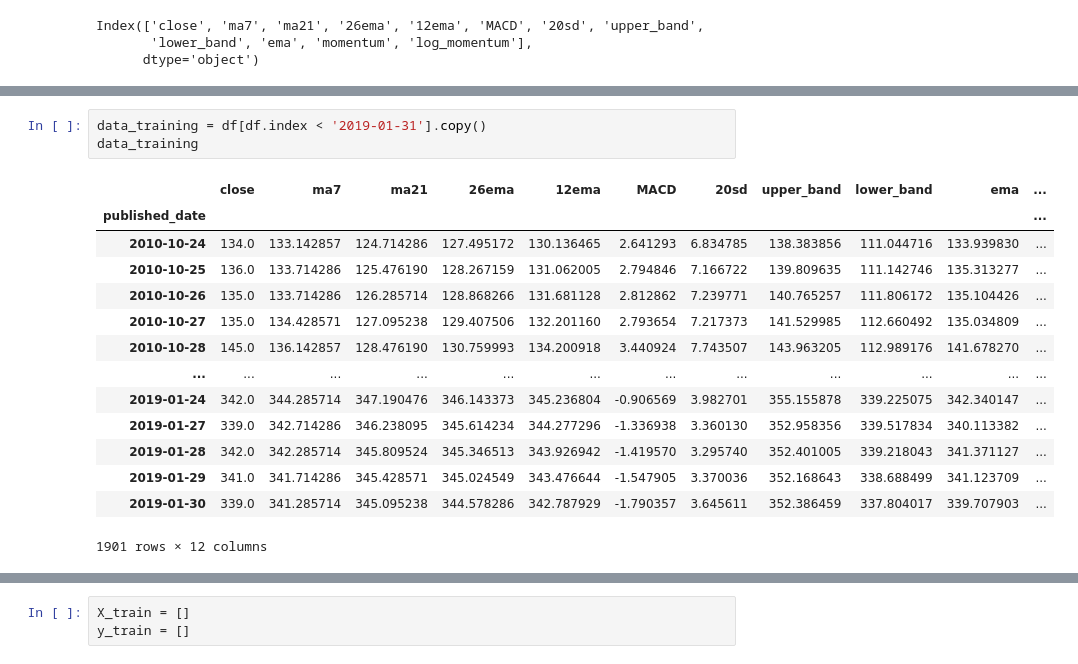
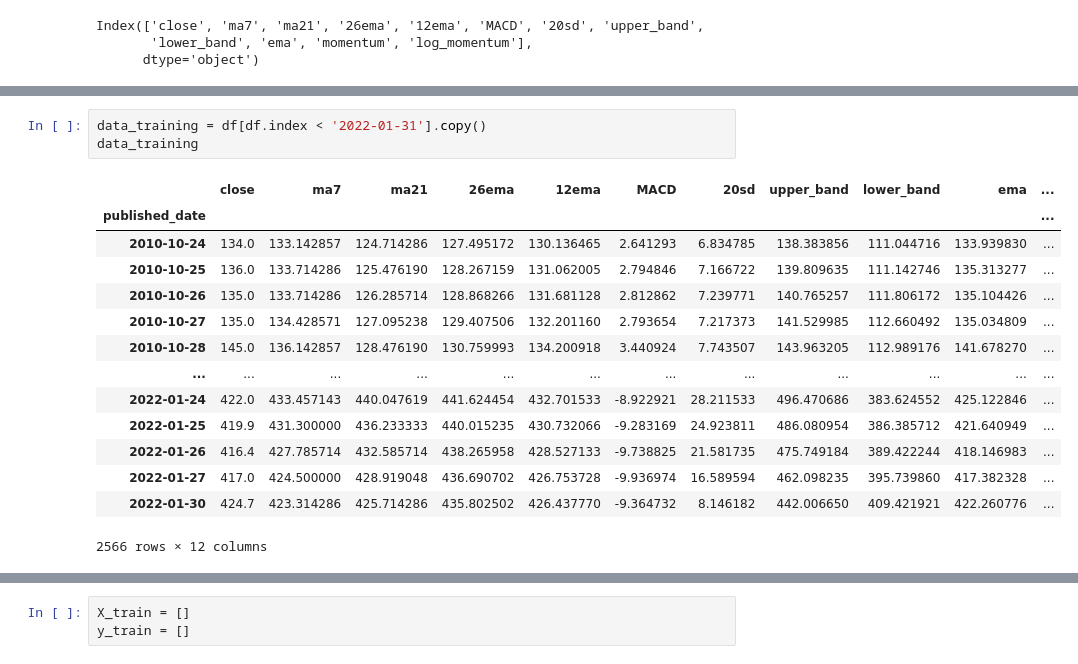
Before and after one commit to SamirWagle/Stock-Market-Prediction-using-RSI-and-MACD, a Jupyter notebook: stockpredict.ipynb, the cells around one changed output, grey strips where cells are left out. Saved outputs shown, nothing was run; the diff lists cells and outputs as text.

```diff
--- a/stockpredict.ipynb
+++ b/stockpredict.ipynb
@@ -250,21 +250,21 @@ df
 # %%
-data_training = df[df.index < '2019-01-31'].copy()
+data_training = df[df.index < '2022-01-31'].copy()
 data_training
 # %% [output]
 |  | close | ma7 | ma21 | 26ema | 12ema | MACD | 20sd | upper_band | lower_band | ema | ... |
 | published_date |  |  |  |  |  |  |  |  |  |  | ... |
 | 2010-10-24 | 134.0 | 133.142857 | 124.714286 | 127.495172 | 130.136465 | 2.641293 | 6.834785 | 138.383856 | 111.044716 | 133.939830 | ... |
 | 2010-10-25 | 136.0 | 133.714286 | 125.476190 | 128.267159 | 131.062005 | 2.794846 | 7.166722 | 139.809635 | 111.142746 | 135.313277 | ... |
 | 2010-10-26 | 135.0 | 133.714286 | 126.285714 | 128.868266 | 131.681128 | 2.812862 | 7.239771 | 140.765257 | 111.806172 | 135.104426 | ... |
 | 2010-10-27 | 135.0 | 134.428571 | 127.095238 | 129.407506 | 132.201160 | 2.793654 | 7.217373 | 141.529985 | 112.660492 | 135.034809 | ... |
 | 2010-10-28 | 145.0 | 136.142857 | 128.476190 | 130.759993 | 134.200918 | 3.440924 | 7.743507 | 143.963205 | 112.989176 | 141.678270 | ... |
 | ... | ... | ... | ... | ... | ... | ... | ... | ... | ... | ... | ... |
-| 2019-01-24 | 342.0 | 344.285714 | 347.190476 | 346.143373 | 345.236804 | -0.906569 | 3.982701 | 355.155878 | 339.225075 | 342.340147 | ... |
-| 2019-01-27 | 339.0 | 342.714286 | 346.238095 | 345.614234 | 344.277296 | -1.336938 | 3.360130 | 352.958356 | 339.517834 | 340.113382 | ... |
-| 2019-01-28 | 342.0 | 342.285714 | 345.809524 | 345.346513 | 343.926942 | -1.419570 | 3.295740 | 352.401005 | 339.218043 | 341.371127 | ... |
-| 2019-01-29 | 341.0 | 341.714286 | 345.428571 | 345.024549 | 343.476644 | -1.547905 | 3.370036 | 352.168643 | 338.688499 | 341.123709 | ... |
-| 2019-01-30 | 339.0 | 341.285714 | 345.095238 | 344.578286 | 342.787929 | -1.790357 | 3.645611 | 352.386459 | 337.804017 | 339.707903 | ... |
+| 2022-01-24 | 422.0 | 433.457143 | 440.047619 | 441.624454 | 432.701533 | -8.922921 | 28.211533 | 496.470686 | 383.624552 | 425.122846 | ... |
+| 2022-01-25 | 419.9 | 431.300000 | 436.233333 | 440.015235 | 430.732066 | -9.283169 | 24.923811 | 486.080954 | 386.385712 | 421.640949 | ... |
+| 2022-01-26 | 416.4 | 427.785714 | 432.585714 | 438.265958 | 428.527133 | -9.738825 | 21.581735 | 475.749184 | 389.422244 | 418.146983 | ... |
+| 2022-01-27 | 417.0 | 424.500000 | 428.919048 | 436.690702 | 426.753728 | -9.936974 | 16.589594 | 462.098235 | 395.739860 | 417.382328 | ... |
+| 2022-01-30 | 424.7 | 423.314286 | 425.714286 | 435.802502 | 426.437770 | -9.364732 | 8.146182 | 442.006650 | 409.421921 | 422.260776 | ... |
-1901 rows × 12 columns
+2566 rows × 12 columns
 # %%
 data_testing = df[df.index >= '2022-01-31'].copy()
 data_testing
```
Also changed, not shown: parts of 20 cells of this notebook.
